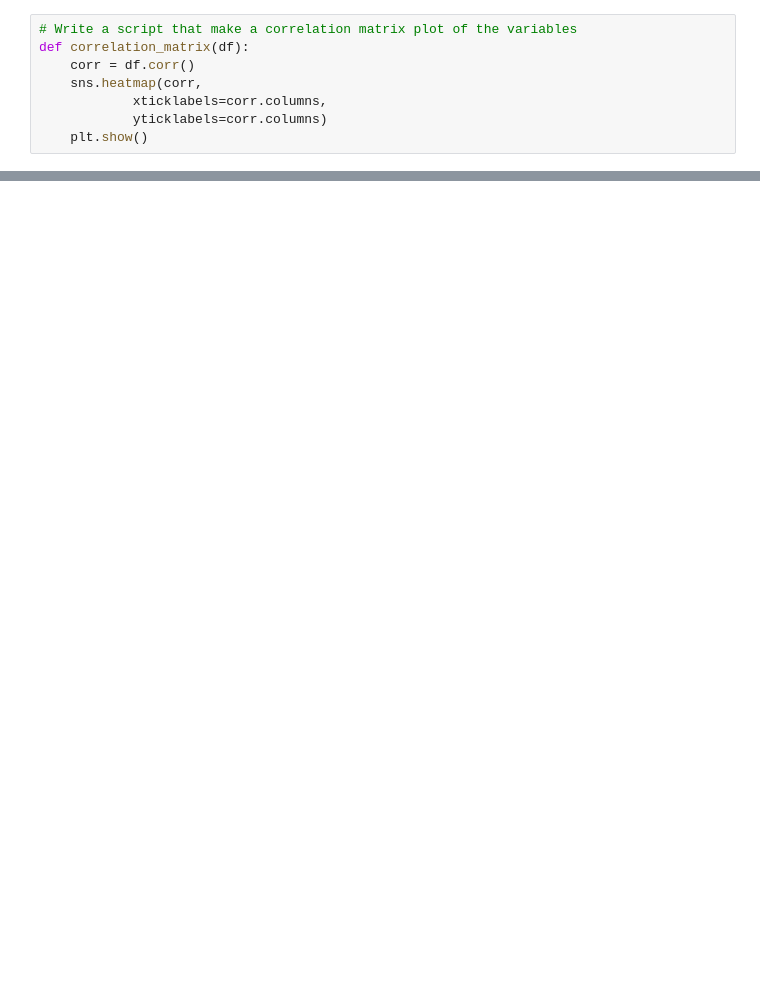
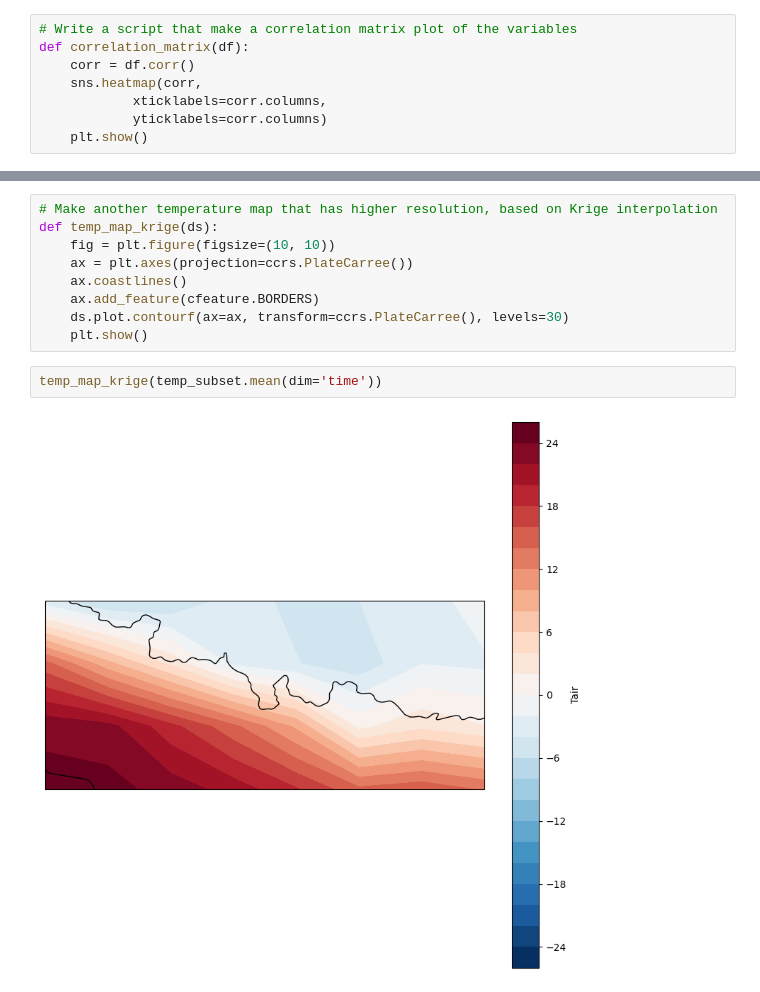
Before and after one commit to jacobqs/MST-Himalaya, a Jupyter notebook: notebooks/data_exploration/stats.ipynb, the cells around one changed output, grey strips where cells are left out. Saved outputs shown, nothing was run; the diff lists cells and outputs as text; blank space fills up the shorter version.

```diff
--- a/notebooks/data_exploration/stats.ipynb
+++ b/notebooks/data_exploration/stats.ipynb
@@ -276,0 +339,13 @@ correlation_matrix(subset_df)
+# %%
+# Make another temperature map that has higher resolution, based on Krige interpolation
+def temp_map_krige(ds):
+    fig = plt.figure(figsize=(10, 10))
+    ax = plt.axes(projection=ccrs.PlateCarree())
+    ax.coastlines()
+    ax.add_feature(cfeature.BORDERS)
+    ds.plot.contourf(ax=ax, transform=ccrs.PlateCarree(), levels=30)
+    plt.show()
+# %%
+temp_map_krige(temp_subset.mean(dim='time'))
+# %% [output]
+[figure, added]
```
Also changed, not shown: parts of 9 cells of this notebook.
